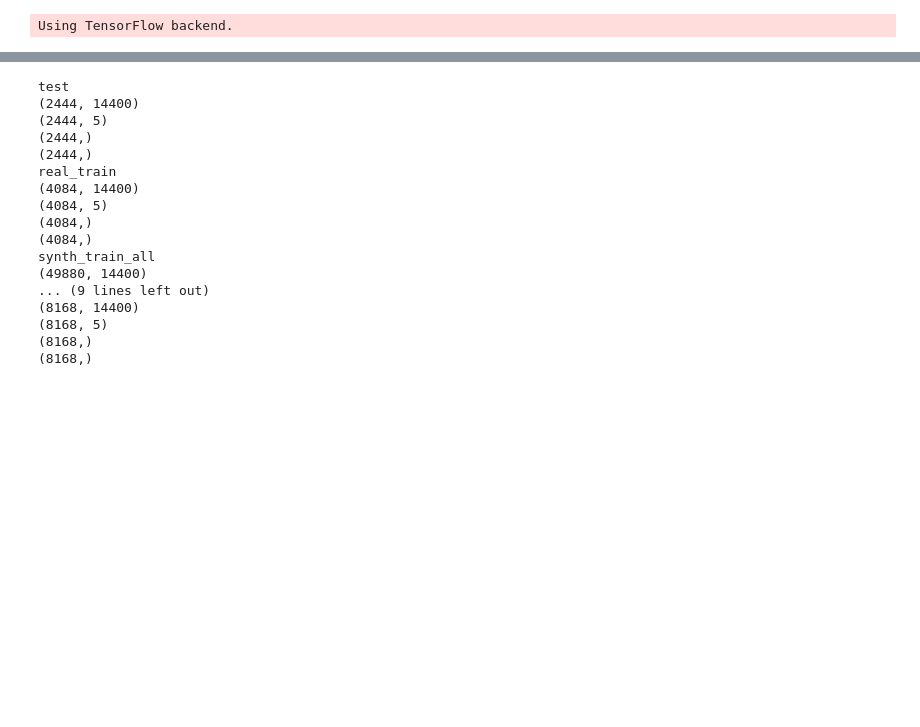
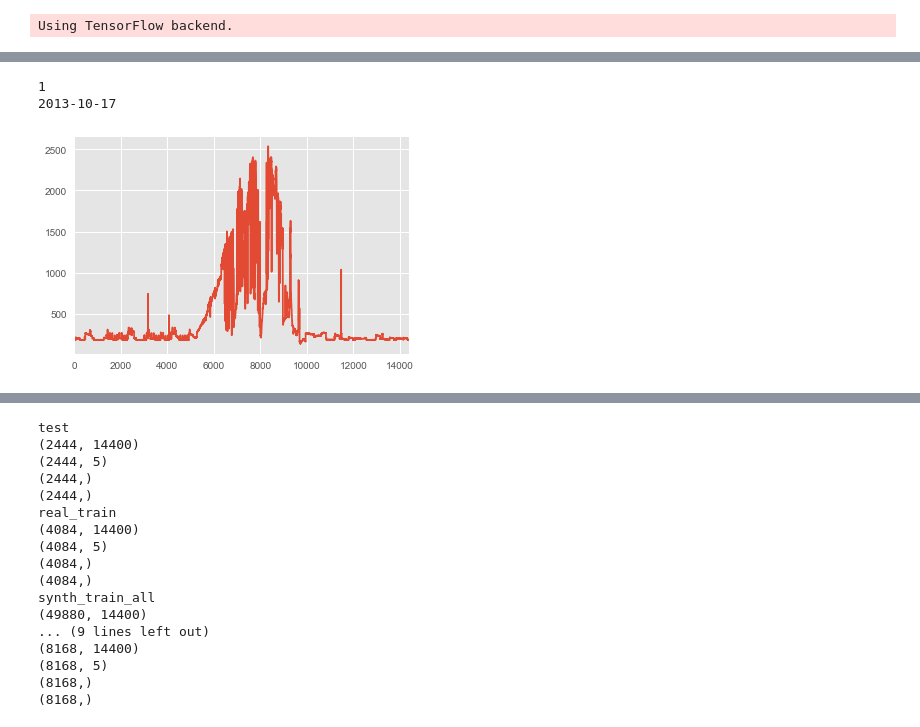
Before and after one commit to sipolac/thesis, a Jupyter notebook: py/build_models.ipynb, the cells around one changed output, grey strips where cells are left out. Saved outputs shown, nothing was run; the diff lists cells and outputs as text; code cells hidden in the pictures; blank space fills up the shorter version.

```diff
--- a/py/build_models.ipynb
+++ b/py/build_models.ipynb
@@ -48,11 +49,13 @@ N_PER_DAY = 14400  # 24 * 60 * 60 / 6
 HOUSE_IDS = range(1, 22); HOUSE_IDS.remove(14)  # no house 14
 HOUSE_IDS_TEST = [2,9,20]
 HOUSE_IDS_TRAIN_VAL = [house_id for house_id in HOUSE_IDS if house_id not in HOUSE_IDS_TEST]
-TRAIN_VAL_DATE_MAX = date(2015,2,28)
+# TRAIN_VAL_DATE_MAX = date(2015,2,28)
 APP_NAMES = ['fridge', 'kettle', 'washing machine', 'dishwasher', 'microwave']
+TRAIN_DTS = np.load(os.path.join(dir_for_model, 'train_dts.npy'))
 # %%
 take_diff = False
 val_prop = 0.2
+train_dates = [dt.date() for dt in TRAIN_DTS]
 # %%
 # In every set of data, there's a feature set X, targets Y, and extra features
 # regarding house number and date that can be used to subset or diagnose.
@@ -94,13 +106,10 @@ n_train = n_train_val_real - n_val  # use this because it'll be the same for rea
 # %%
-# Split real train/val into train and val.
-real_data_split = train_test_split(*all_data['real_train_val'],
-                                   test_size=n_val,
-                                   stratify=all_data['real_train_val'][x_house_idx])
-all_data['real_train'] = real_data_split[::2]
-all_data['real_val'] = real_data_split[1::2]
-del all_data['real_train_val']
+# Split real val/test into val and test. Split 50-50.
+real_data_split = train_test_split(*all_data['val_test'],
+                                   test_size=0.5,
+                                   stratify=all_data['val_test'][x_house_idx])
+all_data['val'] = real_data_split[::2]
+all_data['test'] = real_data_split[1::2]
+del all_data['val_test']
 
-# for key in all_data.keys():
-#     print key
-#     for dat in all_data[key]:
-#         print dat.shape
+show_data_dims(all_data)
@@ -112,9 +132,12 @@ del all_data['real_train_val']
-# %%
-# Split synthetic train/val into train and val.
-all_data['synth_train_val'] = load_synth_data(dir_for_model_synth)
-synth_data_split = train_test_split(*all_data['synth_train_val'],
-                                    test_size=n_val,
-                                    stratify=all_data['synth_train_val'][x_house_idx])
-all_data['synth_train_all'] = synth_data_split[::2]  # "all" because we'll sample from it later to get synth training data for epoch
-all_data['synth_val'] = synth_data_split[1::2]
-del all_data['synth_train_val']
+# %%
+plt.close()
+tmp = all_data['real_train']
+for x, x_house, x_date in zip(tmp[X_idx][[7]], tmp[x_house_idx], tmp[x_date_idx][[7]]):
+    print x_house
+    print x_date
+    plot_series(x)
+    plt.show()
+# %% [output]
+1
+2013-10-17
+[figure, added]
```
Also changed, not shown: parts of 17 cells of this notebook, 2 other files.
